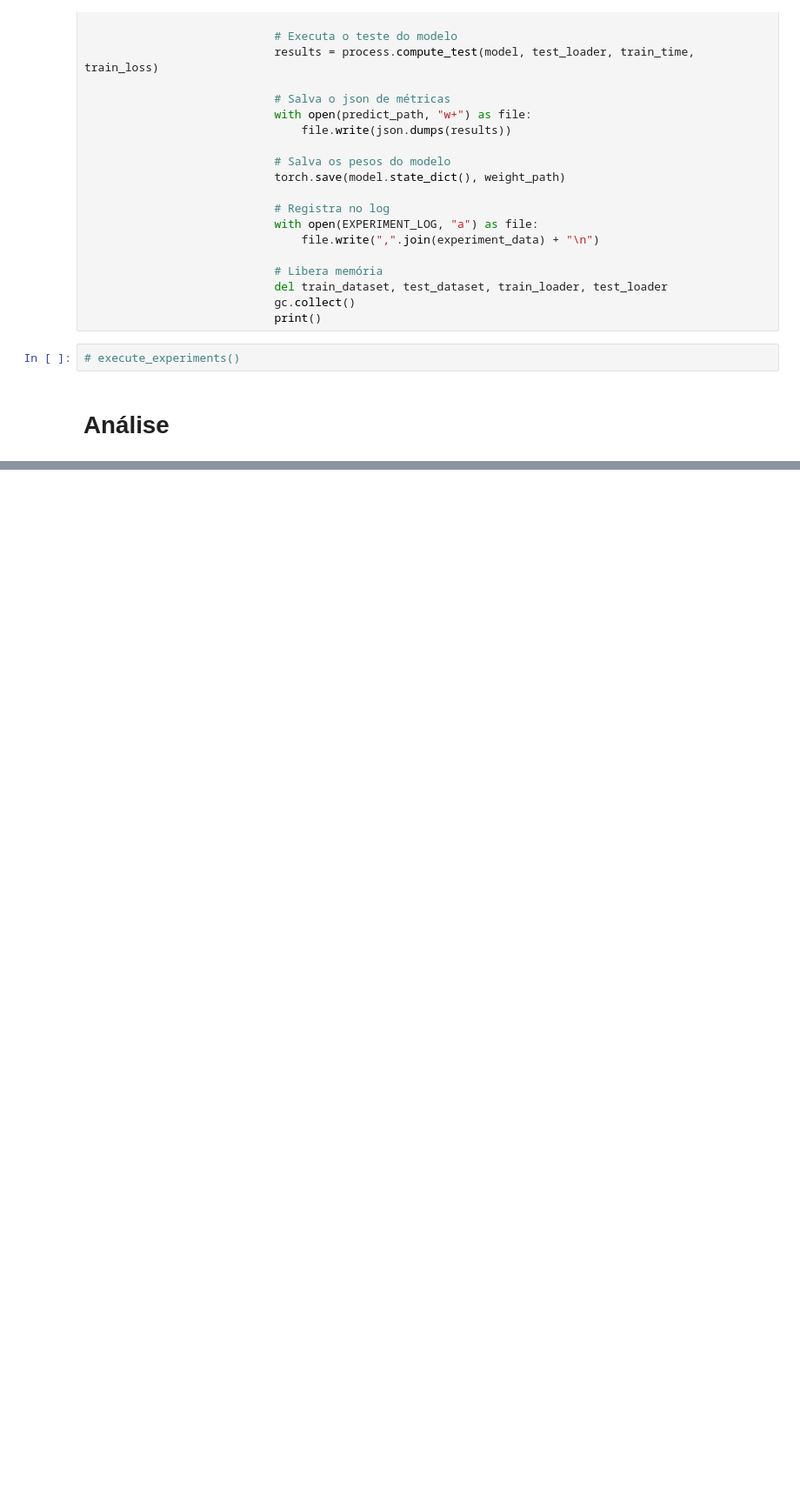
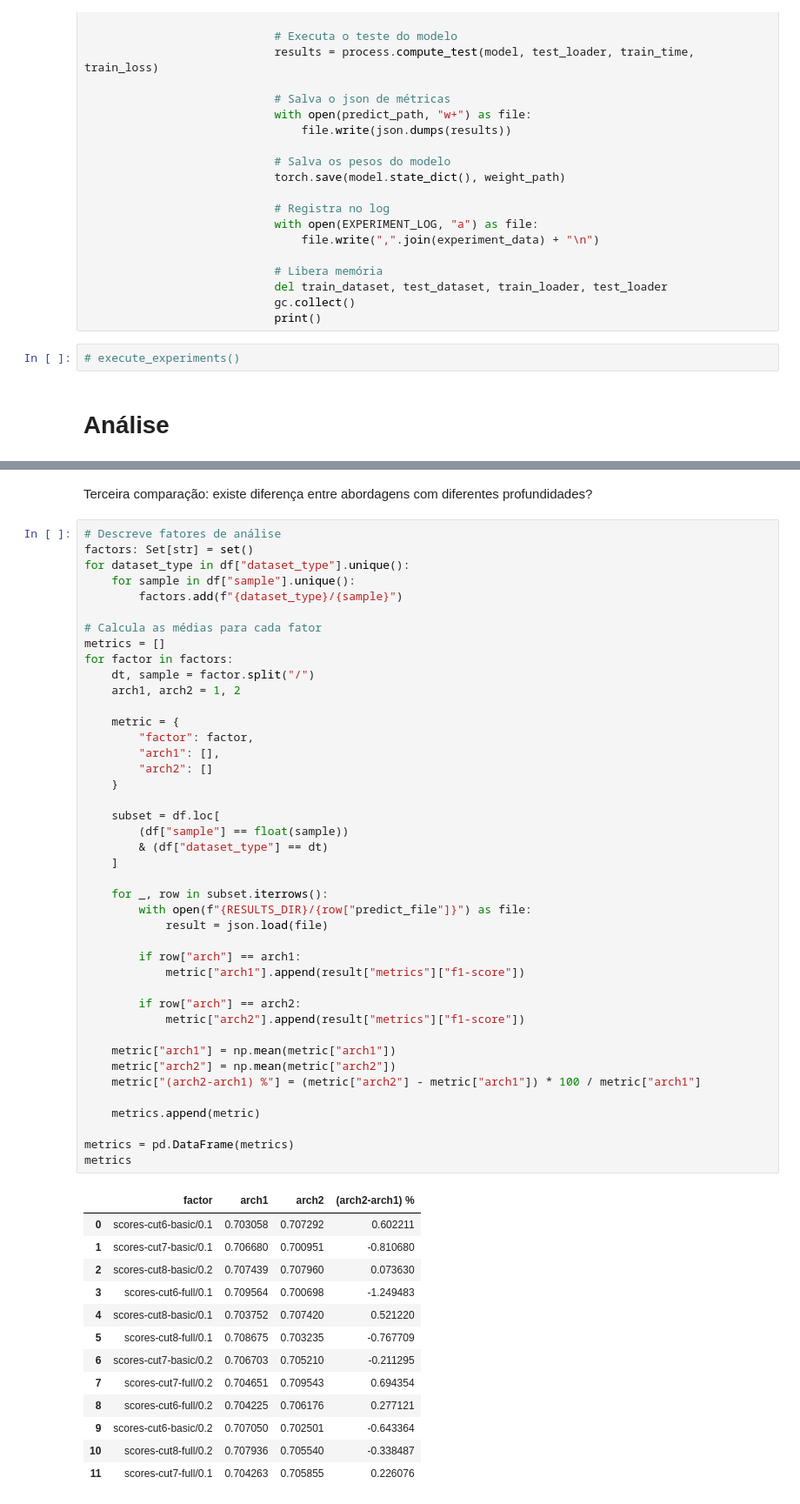
Before and after one commit to BrunoSantosPK/annproject, a Jupyter notebook: notebooks/experiments.ipynb, the cells around one changed output, grey strips where cells are left out. Shown: that part at 87% size. Drawn from its saved outputs; the diff is of its cells as text; blank space fills up the shorter version.

```diff
--- a/notebooks/experiments.ipynb
+++ b/notebooks/experiments.ipynb
@@ -651,0 +792,58 @@ def execute_experiments():
+# %% [markdown]
+Terceira comparação: existe diferença entre abordagens com diferentes profundidades?
+# %%
+# Descreve fatores de análise
+factors: Set[str] = set()
+for dataset_type in df["dataset_type"].unique():
+    for sample in df["sample"].unique():
+        factors.add(f"{dataset_type}/{sample}")
+
+# Calcula as médias para cada fator
+metrics = []
+for factor in factors:
+    dt, sample = factor.split("/")
+    arch1, arch2 = 1, 2
+
+    metric = {
+        "factor": factor,
+        "arch1": [],
+        "arch2": []
+    }
+
+    subset = df.loc[
+        (df["sample"] == float(sample))
+        & (df["dataset_type"] == dt)
+    ]
+
+    for _, row in subset.iterrows():
+        with open(f"{RESULTS_DIR}/{row["predict_file"]}") as file:
+            result = json.load(file)
+
+        if row["arch"] == arch1:
+            metric["arch1"].append(result["metrics"]["f1-score"])
+
+        if row["arch"] == arch2:
+            metric["arch2"].append(result["metrics"]["f1-score"])
+
+    metric["arch1"] = np.mean(metric["arch1"])
+    metric["arch2"] = np.mean(metric["arch2"])
+    metric["(arch2-arch1) %"] = (metric["arch2"] - metric["arch1"]) * 100 / metric["arch1"]
+
+    metrics.append(metric)
+
+metrics = pd.DataFrame(metrics)
+metrics
+# %% [output]
+|  | factor | arch1 | arch2 | (arch2-arch1) % |
+| 0 | scores-cut6-basic/0.1 | 0.703058 | 0.707292 | 0.602211 |
+| 1 | scores-cut7-basic/0.1 | 0.706680 | 0.700951 | -0.810680 |
+| 2 | scores-cut8-basic/0.2 | 0.707439 | 0.707960 | 0.073630 |
+| 3 | scores-cut6-full/0.1 | 0.709564 | 0.700698 | -1.249483 |
+| 4 | scores-cut8-basic/0.1 | 0.703752 | 0.707420 | 0.521220 |
+| 5 | scores-cut8-full/0.1 | 0.708675 | 0.703235 | -0.767709 |
+| 6 | scores-cut7-basic/0.2 | 0.706703 | 0.705210 | -0.211295 |
+| 7 | scores-cut7-full/0.2 | 0.704651 | 0.709543 | 0.694354 |
+| 8 | scores-cut6-full/0.2 | 0.704225 | 0.706176 | 0.277121 |
+| 9 | scores-cut6-basic/0.2 | 0.707050 | 0.702501 | -0.643364 |
+| 10 | scores-cut8-full/0.2 | 0.707936 | 0.705540 | -0.338487 |
+| 11 | scores-cut7-full/0.1 | 0.704263 | 0.705855 | 0.226076 |
```
Also changed, not shown: parts of 7 cells of this notebook, 1 other file.
